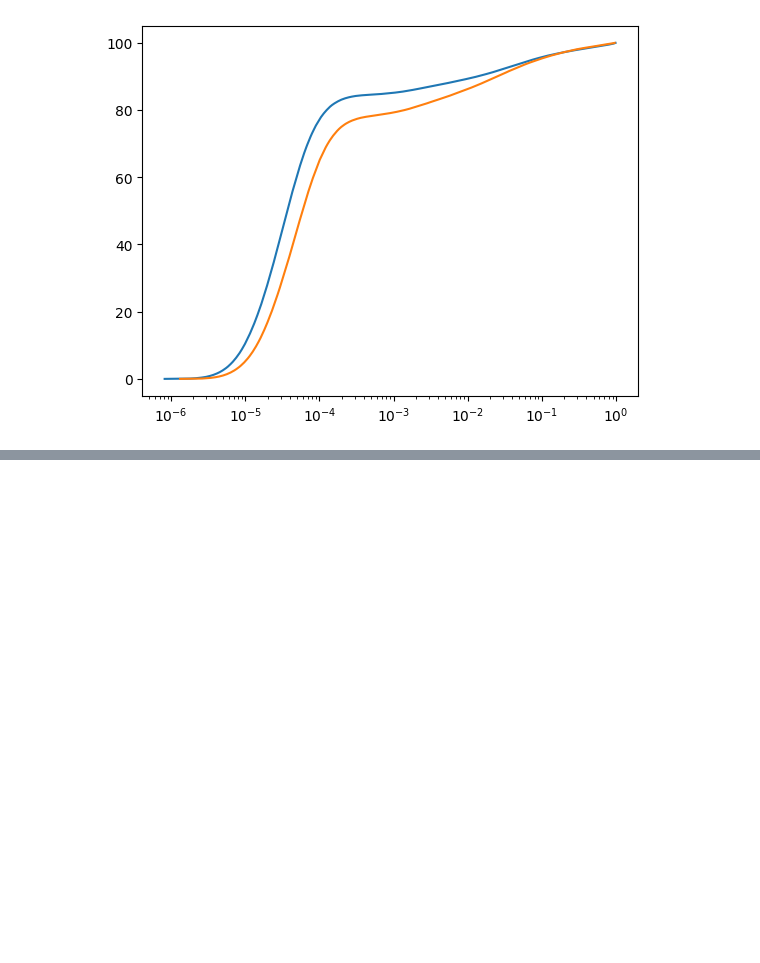
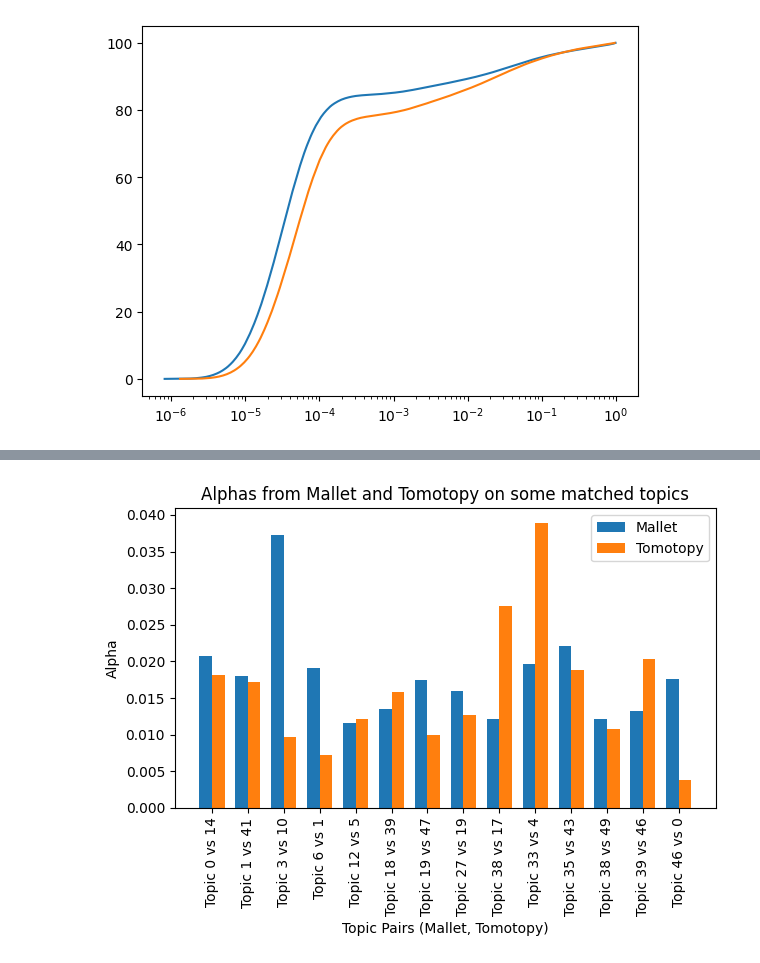
Before and after one commit to ahoho/proxann, a Jupyter notebook: notebooks/lda_mallet_vs_tomotopy.ipynb, the cells around one changed output, grey strips where cells are left out. Cells and saved outputs as stored; diff of their text form; code cells hidden in the pictures; blank space fills up the shorter version.

Commit message:
Updated mallet vs tomo alphas comparison

```diff
--- a/notebooks/lda_mallet_vs_tomotopy.ipynb
+++ b/notebooks/lda_mallet_vs_tomotopy.ipynb
@@ -130,0 +101,20 @@ plt.semilogx(all_values2[::step], (100 / len(all_values2)) * np.arange(0, len(al
+# %%
+pairs = [
+    (0,14),
+    (1,41),
+    (3,10),
+    (6,1),
+    (12,5),
+    (18,39),
+    (19,47),
+    (27,19),
+    (38,17),
+    (33,4),
+    (35,43),
+    (38,49),
+    (39,46),
+    (46,0)
+]
+
+for pair in pairs:
+    print(f"Topic {pair[0]} in Mallet: {alphas_mallet[pair[0]]} vs topic {pair[1]} in Tomotopy {alphas_tomo[pair[1]]}")
@@ -130,0 +136,28 @@ plt.semilogx(all_values2[::step], (100 / len(all_values2)) * np.arange(0, len(al
+# %%
+import matplotlib.pyplot as plt
+
+# Extracting data for plotting
+mallet_scores = [alphas_mallet[pair[0]] for pair in pairs]
+tomo_scores = [alphas_tomo[pair[1]] for pair in pairs]
+topics = [f"Topic {pair[0]} vs {pair[1]}" for pair in pairs]
+
+# Plotting
+x = range(len(pairs))
+width = 0.35
+
+fig, ax = plt.subplots()
+ax.bar(x, mallet_scores, width, label='Mallet')
+ax.bar([p + width for p in x], tomo_scores, width, label='Tomotopy')
+
+# Adding labels and title
+ax.set_xlabel('Topic Pairs (Mallet, Tomotopy)')
+ax.set_ylabel('Alpha')
+ax.set_title('Alphas from Mallet and Tomotopy on some matched topics')
+ax.set_xticks([p + width/2 for p in x])
+ax.set_xticklabels(topics, rotation=90)
+ax.legend()
+
+plt.tight_layout()
+plt.show()
+# %% [output]
+[figure, added]
```
Also changed, not shown: parts of 5 cells of this notebook.
